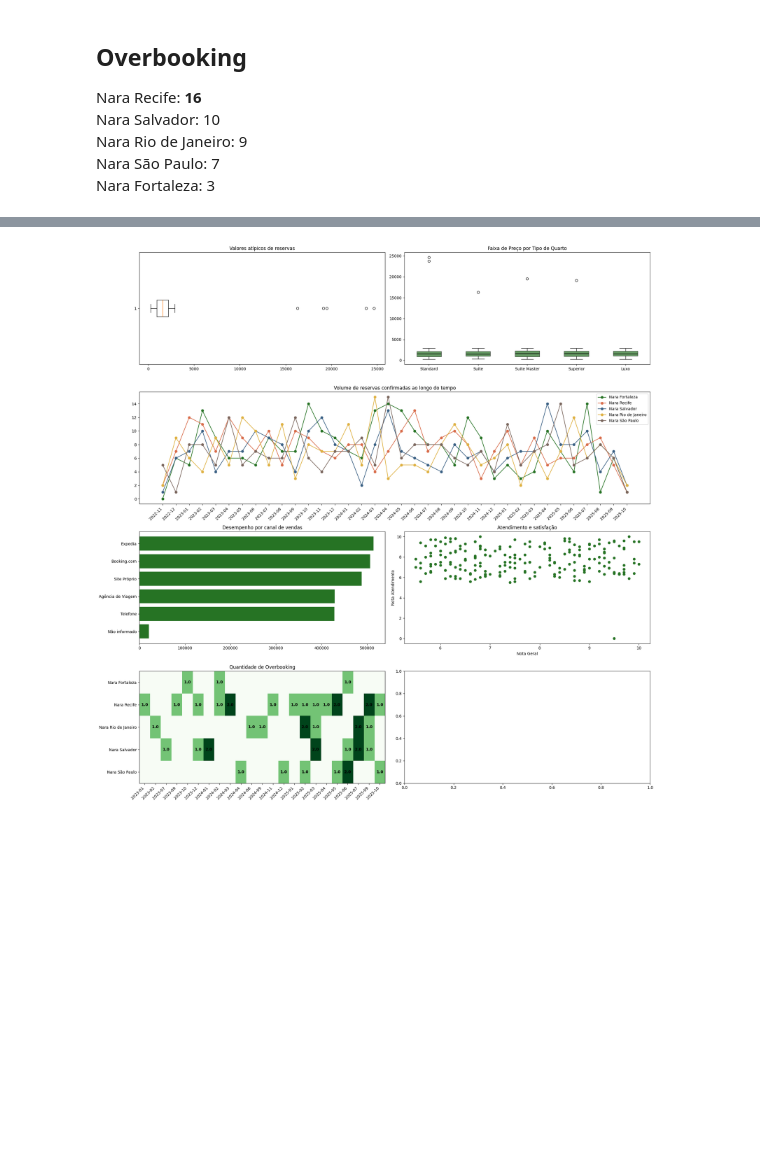
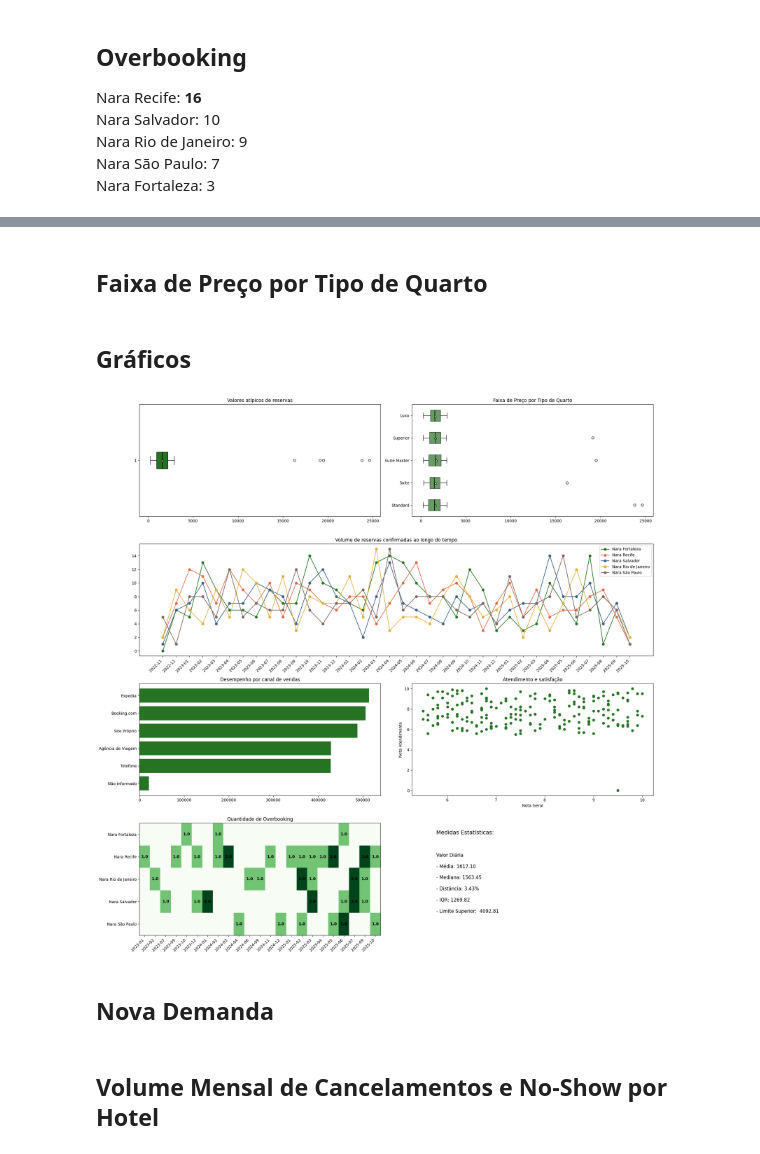
Before and after one commit to isampaio92/analise_nara_hoteis, a Jupyter notebook: analise_nara_hoteis.ipynb, the cells around one changed output, grey strips where cells are left out. Saved outputs shown, nothing was run; the diff lists cells and outputs as text; code cells hidden in the pictures; blank space fills up the shorter version.

Commit message:
finalização das novas demandas

```diff
--- a/analise_nara_hoteis.ipynb
+++ b/analise_nara_hoteis.ipynb
@@ -196,0 +178,6 @@ tabela_overbooking = count_overbooking.pivot_table(
+# %%
+overbooking = overbooking.merge(
+    hoteis[['id_hotel', 'nome_hotel']],
+    on='id_hotel',
+    how='left'
+)
@@ -204,6 +202,8 @@ tabela_linha_tempo = reservas_confirmadas.pivot_table(
     values='id_reserva',
     aggfunc='count'
 ).fillna(0)
+# %% [markdown]
+## Faixa de Preço por Tipo de Quarto
 # %%
 reservas_quartos = reservas.merge(
     quartos[['id_quarto', 'tipo_quarto']],
@@ -217,6 +217,8 @@ dados_para_boxplot = []
 for tipo in tipos_quarto:
     valores_do_tipo = reservas_quartos.loc[reservas_quartos['tipo_quarto'] == tipo, 'valor_diaria']
     dados_para_boxplot.append(valores_do_tipo)
+# %% [markdown]
+## Gráficos
 # %%
 layout = [
     ['A', 'B'],
@@ -228,16 +230,32 @@ layout = [
 fig, axs = plt.subplot_mosaic(layout, figsize=(20, 20))
 
 meses = tabela_linha_tempo.index
-imagem = axs['F'].imshow(tabela_overbooking, cmap='Greens', aspect='auto')
 
-axs['A'].boxplot(es.cria_array(reservas, 'valor_diaria'), vert=False)
-caixas = axs['B'].boxplot(dados_para_boxplot, tick_labels=tipos_quarto, patch_artist=True)
-for box in caixas['boxes']:
+
+atipico_reserva = axs['A'].boxplot(es.cria_array(reservas, 'valor_diaria'), vert=False, showmeans=True, patch_artist=True)
+for box in atipico_reserva['boxes']:
+    box.set_facecolor('#267324')
+    box.set_edgecolor('black')
+
+for mean in atipico_reserva['means']:
+    mean.set_markerfacecolor('white')
+    mean.set_markeredgecolor('black')
+
+for median in atipico_reserva['medians']:
+    median.set_color('black')
+    median.set_linewidth(1.5)
+
+faixa_preco_quarto = axs['B'].boxplot(dados_para_boxplot, tick_labels=tipos_quarto, patch_artist=True, vert=False, showmeans=True)
+for box in faixa_preco_quarto['boxes']:
     box.set_facecolor('#267324')
     box.set_alpha(0.7)
     box.set_edgecolor('black')
 
-for median in caixas['medians']:
+for mean in faixa_preco_quarto['means']:
+    mean.set_markerfacecolor('white')
+    mean.set_markeredgecolor('black')
+
+for median in faixa_preco_quarto['medians']:
     median.set_color('black')
     median.set_linewidth(1.5)
 
@@ -246,31 +264,48 @@ axs['C'].plot(meses, tabela_linha_tempo[2], marker='o', color="#d96c4a", label='
 axs['C'].plot(meses, tabela_linha_tempo[3], marker='o', color="#3a6084", label='Nara Salvador')
 axs['C'].plot(meses, tabela_linha_tempo[4], marker='o', color="#dfb141", label='Nara Rio de Janeiro')
 axs['C'].plot(meses, tabela_linha_tempo[5], marker='o', color="#7a665d", label='Nara São Paulo')
+
 axs['D'].barh(canal_maior_ticket['canal_reserva'], canal_maior_ticket['valor_diaria'], color='#267324')
+
 axs['E'].scatter(avaliacoes['nota_geral'], avaliacoes['nota_atendimento'], color='#267324')
+
 for i in range(len(tabela_overbooking.index)):
     for j in range(len(tabela_overbooking.columns)):
         valor = tabela_overbooking.iloc[i, j]
         if valor > 0:
             axs['F'].text(j, i, valor, ha="center", va="center", color="black", fontweight='bold')
+
+axs['G'].axis('off')
+axs['G'].text(0.1, 0.9, 'Medidas Estatísticas:', fontsize=14, color='black')
+axs['G'].text(0.1, 0.7, f'Valor Diária', fontsize=12)
+axs['G'].text(0.1, 0.6, f'- Média: {media:.2f}', fontsize=12)
+axs['G'].text(0.1, 0.5, f'- Mediana: {mediana:.2f}', fontsize=12)
+axs['G'].text(0.1, 0.4, f'- Distância: {distancia * 100:.2f}%', fontsize=12)
+axs['G'].text(0.1, 0.3, f'- IQR: {iqr:.2f}', fontsize=12)
+axs['G'].text(0.1, 0.2, f'- Limite Superior:  {lim_sup:.2f}', fontsize=12)
 
 axs['A'].set_title('Valores atípicos de reservas')
 axs['B'].set_title('Faixa de Preço por Tipo de Quarto')
 axs['C'].set_title('Volume de reservas confirmadas ao longo do tempo')
 axs['C'].legend()
 axs['D'].set_title('Desempenho por canal de vendas')
 axs['E'].set_title('Atendimento e satisfação')
 axs['E'].set_xlabel('Nota Geral')
 axs['E'].set_ylabel('Nota Atendimento')
 axs['F'].set_title('Quantidade de Overbooking')
 axs['F'].set_xticks(range(len(tabela_overbooking.columns)))
 axs['F'].set_xticklabels(tabela_overbooking.columns)
 axs['F'].set_yticks(range(len(tabela_overbooking.index)))
 axs['F'].set_yticklabels(tabela_overbooking.index)
+axs['F'].imshow(tabela_overbooking, cmap='Greens', aspect='auto')
 
 plt.setp(axs['C'].get_xticklabels(), rotation=45, ha='right')
 plt.setp(axs['F'].get_xticklabels(), rotation=45, ha='right')
 plt.tight_layout()
 plt.show()
 # %% [output]
-[figure, old version]
+[figure, new version]
+# %% [markdown]
+## Nova Demanda
+# %% [markdown]
+## Volume Mensal de Cancelamentos e No-Show por Hotel
```
Also changed, not shown: parts of 16 cells of this notebook, 2 other files.
